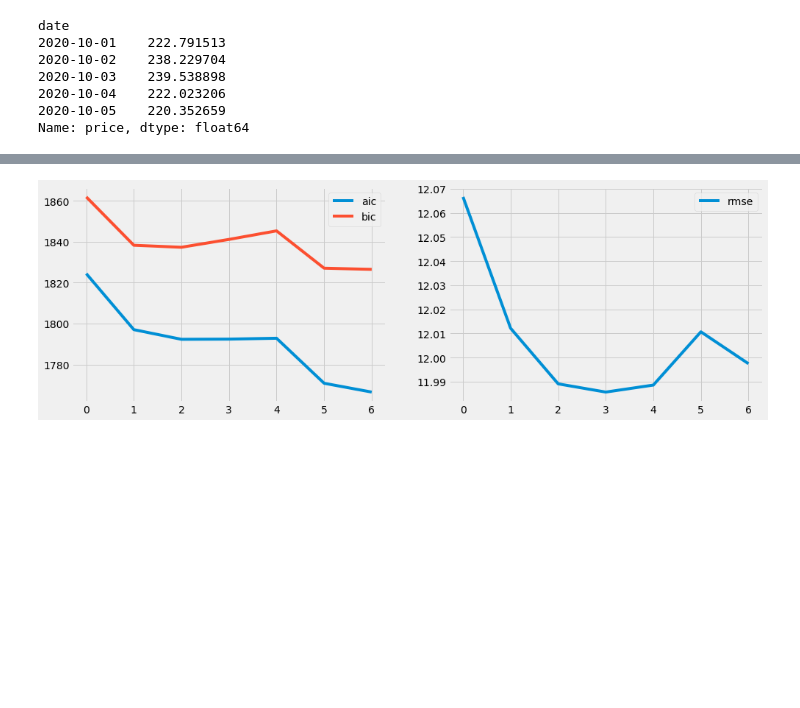
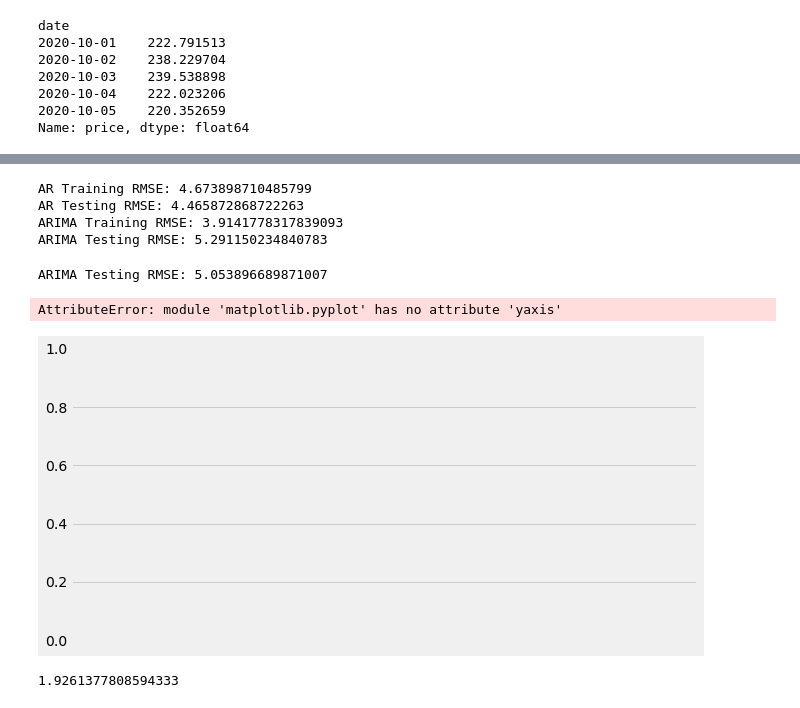
Before and after one commit to Shen-Andrew/Cogs108-Group-Project, a Jupyter notebook: ARIMA modeling.ipynb, the cells around one changed output, grey strips where cells are left out. Drawn from its saved outputs; the diff is of its cells as text; code cells hidden in the pictures; blank space fills up the shorter version.

```diff
--- a/ARIMA modeling.ipynb
+++ b/ARIMA modeling.ipynb
@@ -137,13 +193,0 @@ ardiff_res = arima_model.fit()
-# %%
-# Grid search to find optimal moving average window size
-ma_search = pd.DataFrame(columns=["aic", "bic", "rmse"])
-# Anything that is 7 or higher throws an error due to the series being non stationary past a week
-for i in range(7):
-    arma_model = ARIMA(train_part, order=(9, 2, i))
-    arma_res = arma_model.fit()
-    ma_search.loc[i] = (arma_res.aic, arma_res.bic, calculate_rmse(arma_res.resid))
-fig, (ax1, ax2) = plt.subplots(1, 2, figsize=(15, 5))
-ma_search.plot(y=["aic", "bic"], ax=ax1)
-ma_search.plot(y="rmse", ax=ax2);
-# %% [output]
-[figure, removed]
@@ -153,0 +198,46 @@ arima_res = arma_model.fit()
+# %%
+# Modeling evaluation
+print("AR Training RMSE:", calculate_rmse(ar_res.resid))
+print("AR Out of Sample Testing RMSE:", calculate_rmse(ar_res.forecast(len(test_part))[0] - test_part))
+print("ARIMA Training RMSE:", calculate_rmse(arima_res.resid))
+print("ARIMA Out of Sample Testing RMSE:", calculate_rmse(arima_res.forecast(len(test_part))[0] - test_part))
+# %% [output]
+AR Training RMSE: 4.673898710485799
+AR Testing RMSE: 4.465872868722263
+ARIMA Training RMSE: 3.9141778317839093
+ARIMA Testing RMSE: 5.291150234840783
+# %%
+# Series to store model predictions
+predictions = test_part.copy() * 0
+# Series with last 60 days of prices
+history = train_part.copy().iloc[-60:]
+for date in test_part.index:
+    # Fit model on updated data
+    model = ARIMA(history, order=(9, 2, 6))
+    model_res = model.fit(arima_res.params)
+    # Make new forecast
+    yhat = model_res.forecast()[0]
+    predictions.loc[date] = yhat
+    history.loc[date] = test_part[date]
+
+# Calculate RMSE
+error = mean_squared_error(test_part, predictions)
+print("ARIMA Testing RMSE:", error)
+
+# Plot predicted vs. actual price
+fig, ax = plt.subplots(figsize=(10, 5))
+ax.xaxis.set_major_locator(mdates.MonthLocator())
+plt.yaxis("Price($)")
+plt.title("Test Set Predictions")
+plt.plot(predictions)
+plt.plot(test_part)
+plt.legend(["forecast", "price"]);
+# %% [output]
+ARIMA Testing RMSE: 5.053896689871007
+AttributeError: module 'matplotlib.pyplot' has no attribute 'yaxis'
+[figure, added]
+# %%
+
+np.sqrt(mean_squared_error(test_part, predictions))
+# %% [output]
+1.9261377808594333
```
Also changed, not shown: parts of 28 cells of this notebook, 3 other files.
